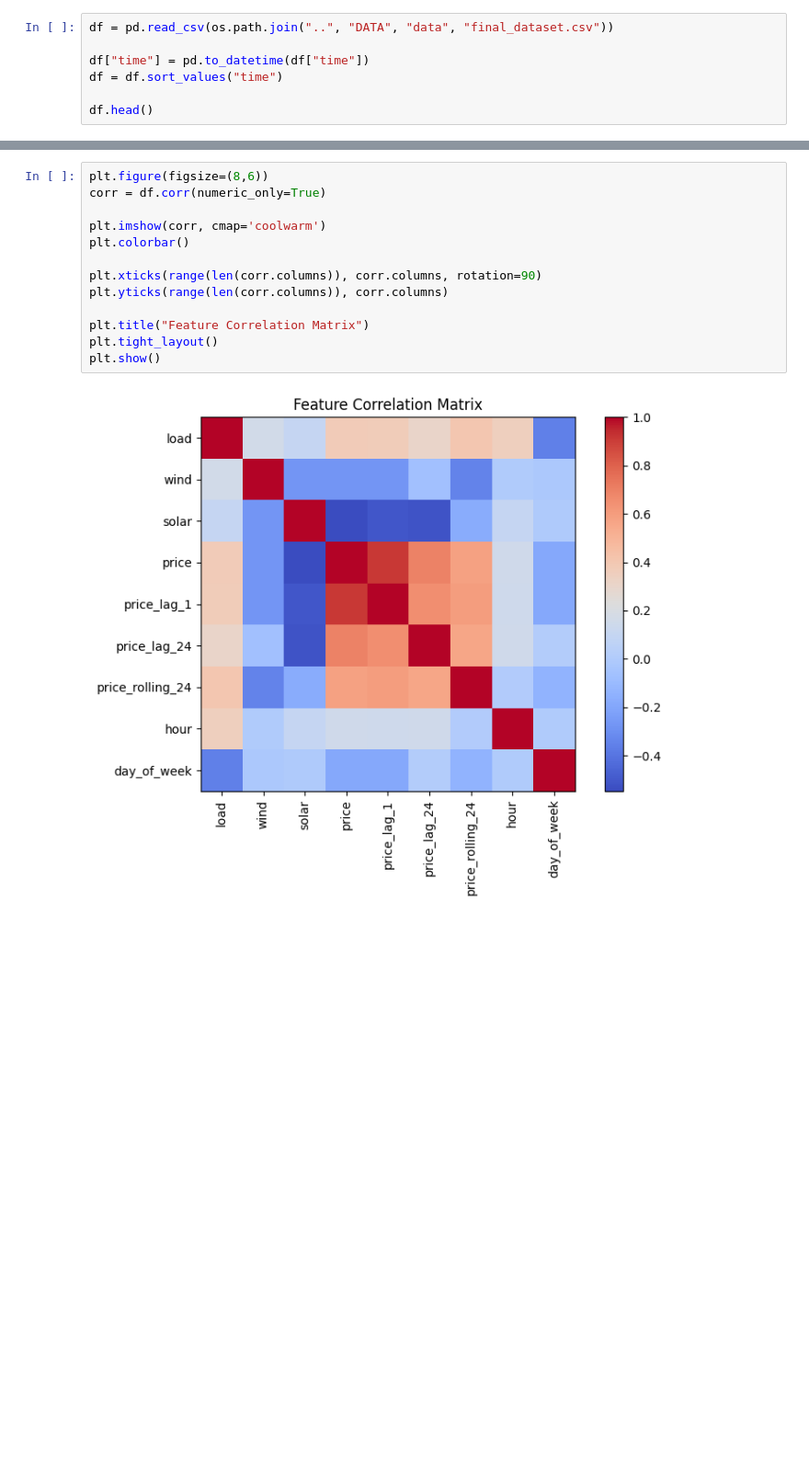
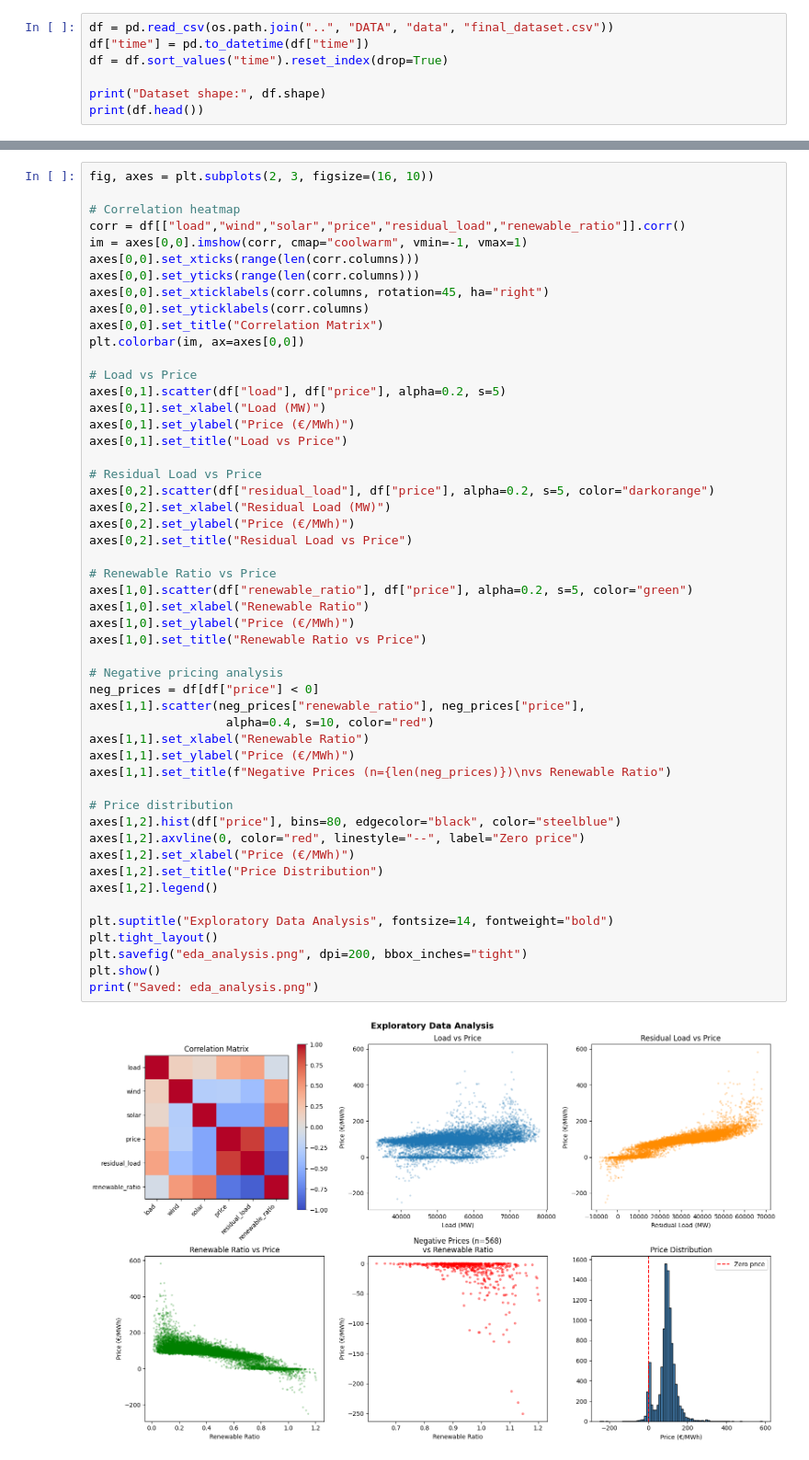
Before and after one commit to Parthrajsinh-Dabhi/German-Energy-Forecast, a Jupyter notebook: Notebooks/analysis.ipynb, the cells around one changed output, grey strips where cells are left out. Shown at 92% size. Saved outputs shown, nothing was run; the diff lists cells and outputs as text; blank space fills up the shorter version.

Commit message:
Update notebook with final time-series model, baseline comparison, and improved evaluation

```diff
--- a/Notebooks/analysis.ipynb
+++ b/Notebooks/analysis.ipynb
@@ -13,9 +17,9 @@ from xgboost import XGBRegressor
 import shap
 # %%
 df = pd.read_csv(os.path.join("..", "DATA", "data", "final_dataset.csv"))
+df["time"] = pd.to_datetime(df["time"])
+df = df.sort_values("time").reset_index(drop=True)
 
-df["time"] = pd.to_datetime(df["time"])
-df = df.sort_values("time")
-
-df.head()
+print("Dataset shape:", df.shape)
+print(df.head())
 # %% [output]
@@ -37,15 +68,53 @@ df = df.dropna()
 # %%
-plt.figure(figsize=(8,6))
-corr = df.corr(numeric_only=True)
+fig, axes = plt.subplots(2, 3, figsize=(16, 10))
 
-plt.imshow(corr, cmap='coolwarm')
-plt.colorbar()
+# Correlation heatmap
+corr = df[["load","wind","solar","price","residual_load","renewable_ratio"]].corr()
+im = axes[0,0].imshow(corr, cmap="coolwarm", vmin=-1, vmax=1)
+axes[0,0].set_xticks(range(len(corr.columns)))
+axes[0,0].set_yticks(range(len(corr.columns)))
+axes[0,0].set_xticklabels(corr.columns, rotation=45, ha="right")
+axes[0,0].set_yticklabels(corr.columns)
+axes[0,0].set_title("Correlation Matrix")
+plt.colorbar(im, ax=axes[0,0])
 
-plt.xticks(range(len(corr.columns)), corr.columns, rotation=90)
-plt.yticks(range(len(corr.columns)), corr.columns)
+# Load vs Price
+axes[0,1].scatter(df["load"], df["price"], alpha=0.2, s=5)
+axes[0,1].set_xlabel("Load (MW)")
+axes[0,1].set_ylabel("Price (€/MWh)")
+axes[0,1].set_title("Load vs Price")
 
-plt.title("Feature Correlation Matrix")
+# Residual Load vs Price
+axes[0,2].scatter(df["residual_load"], df["price"], alpha=0.2, s=5, color="darkorange")
+axes[0,2].set_xlabel("Residual Load (MW)")
+axes[0,2].set_ylabel("Price (€/MWh)")
+axes[0,2].set_title("Residual Load vs Price")
+
+# Renewable Ratio vs Price
+axes[1,0].scatter(df["renewable_ratio"], df["price"], alpha=0.2, s=5, color="green")
+axes[1,0].set_xlabel("Renewable Ratio")
+axes[1,0].set_ylabel("Price (€/MWh)")
+axes[1,0].set_title("Renewable Ratio vs Price")
+
+# Negative pricing analysis
+neg_prices = df[df["price"] < 0]
+axes[1,1].scatter(neg_prices["renewable_ratio"], neg_prices["price"],
+                   alpha=0.4, s=10, color="red")
+axes[1,1].set_xlabel("Renewable Ratio")
+axes[1,1].set_ylabel("Price (€/MWh)")
+axes[1,1].set_title(f"Negative Prices (n={len(neg_prices)})\nvs Renewable Ratio")
+
+# Price distribution
+axes[1,2].hist(df["price"], bins=80, edgecolor="black", color="steelblue")
+axes[1,2].axvline(0, color="red", linestyle="--", label="Zero price")
+axes[1,2].set_xlabel("Price (€/MWh)")
+axes[1,2].set_title("Price Distribution")
+axes[1,2].legend()
+
+plt.suptitle("Exploratory Data Analysis", fontsize=14, fontweight="bold")
 plt.tight_layout()
+plt.savefig("eda_analysis.png", dpi=200, bbox_inches="tight")
 plt.show()
+print("Saved: eda_analysis.png")
 # %% [output]
-[figure, old version]
+[figure, new version]
```
Also changed, not shown: parts of 16 cells of this notebook.
